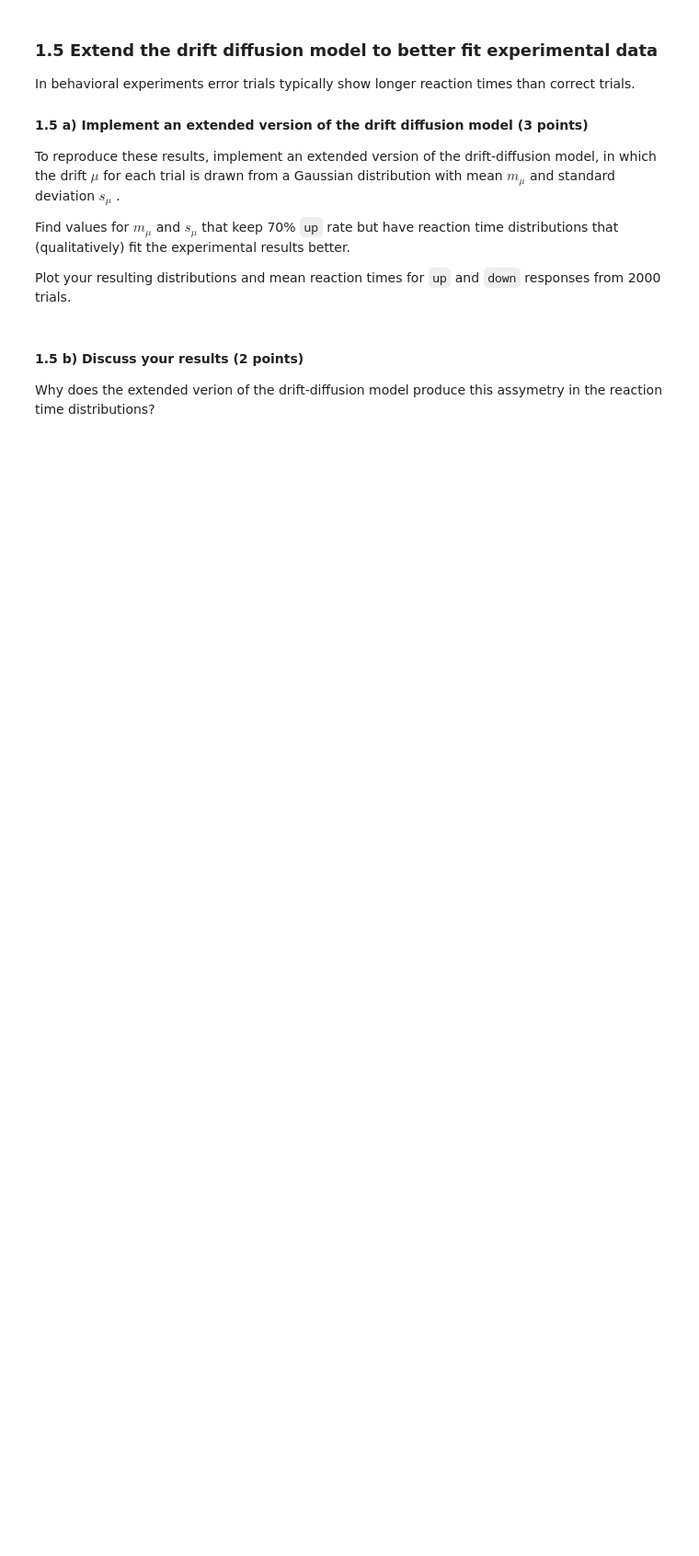
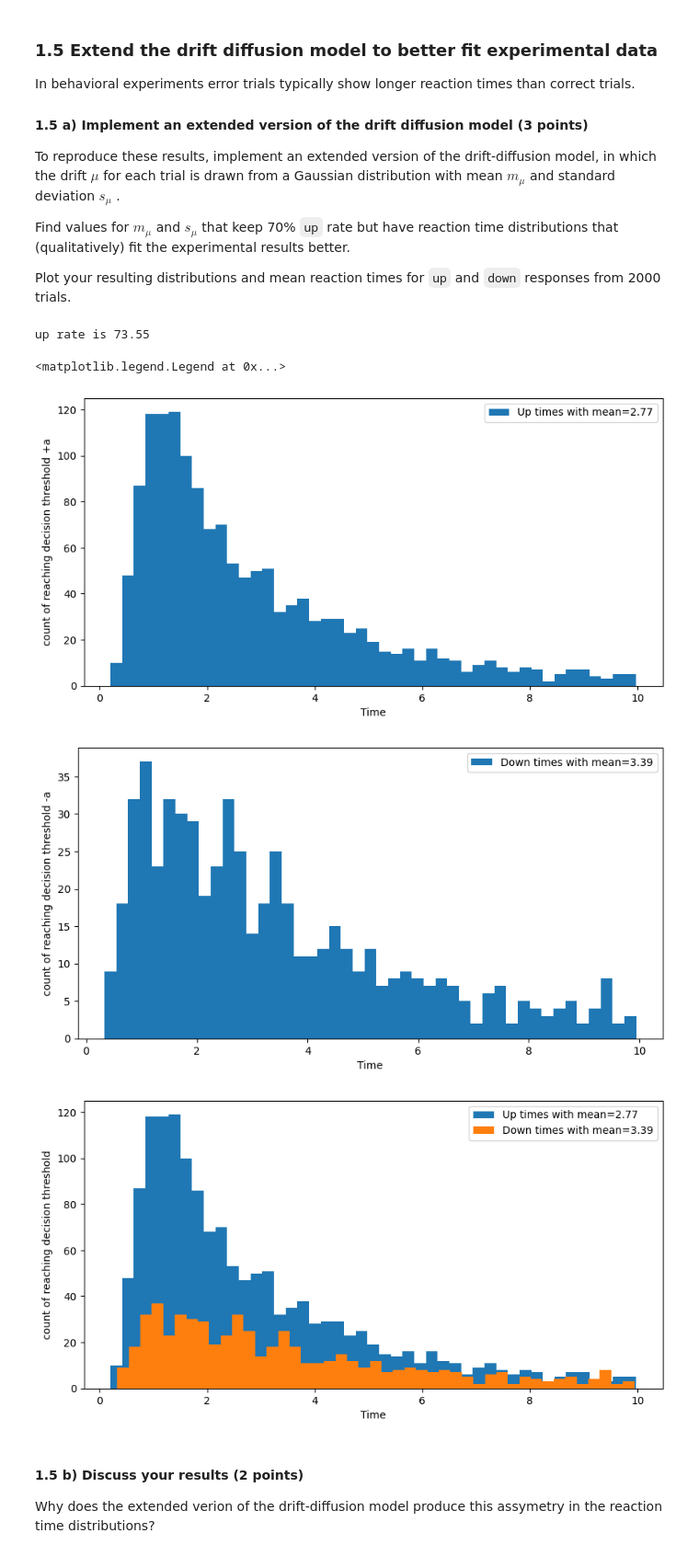
Before and after one commit to Erfan7bt/MHBF, a Jupyter notebook: 5-decision-making-I/decision-making-I.ipynb, the cells around one changed output. Shown at 92% size. Saved outputs shown, nothing was run; the diff lists cells and outputs as text; code cells hidden in the pictures; blank space fills up the shorter version.

```diff
--- a/5-decision-making-I/decision-making-I.ipynb
+++ b/5-decision-making-I/decision-making-I.ipynb
@@ -258,3 +266,83 @@ raise NotImplementedError()
+# %%
+# YOUR CODE HERE
+# up_rate=0
+# T=5
+# a=1
+# t=np.arange(0, T, dt)
+# for m_miu in np.arange(0, 1, 0.1):
+#     for s_miu in np.arange(0, 1, 0.1):
+#         up_rate=0
+#         for trial in range(100):
+#             miu=np.random.normal(m_miu, s_miu, 1)
+#             ffun= lambda y, t: miu
+#             y=euler_maruyama(ffun=ffun, gfun=gfun, y0=x0, t=t)
+#             if any(y>a):
+#                 up_rate += 1
+        # if up_rate>70:
+        #     print("m={}, s={}".format(m_miu, s_miu))
+#it seems that for mean and standard deviation of normal distribution of miu, we have many combinations that can make the up rate larger than 70%.
+
+up_rate=0
+T=10
+a=1
+t=np.arange(0, T, dt)
+up_times=np.array([])
+down_times=np.array([])
+
+
+m_miu=0.2
+s_miu=0.3
+
+for trial in range(2000):
+    miu=np.random.normal(m_miu, s_miu, 1)
+    ffun= lambda y, t: miu
+    y=euler_maruyama(ffun=ffun, gfun=gfun, y0=x0, t=t)
+    if any(y>a):
+        up_rate += 1
+        up_time=np.where(y>a)[0][0]
+        up_times=np.append(up_times, up_time*dt)
+    if any(y<-a):
+        dowm_time=np.where(y<-a)[0][0]
+        down_times=np.append(down_times, dowm_time*dt)
+
+up_rate=up_rate/20
+
+print("up rate is {}".format(up_rate))
+
+plt.figure(figsize=(10, 5))
+up_mean=np.mean(up_times)
+up_mean=np.round(up_mean, 2)
+plt.hist(up_times, bins=45, label="Up times with mean={}".format(up_mean))
+plt.xlabel("Time")
+plt.ylabel("count of reaching decision threshold +a")
+plt.legend()
+
+plt.figure(figsize=(10, 5))
+down_mean=np.mean(down_times)
+down_mean=np.round(down_mean, 2)
+plt.hist(down_times, bins=45, label="Down times with mean={}".format(down_mean))
+plt.xlabel("Time")
+plt.ylabel("count of reaching decision threshold -a")
+plt.legend()
+
+plt.figure(figsize=(10, 5))
+plt.hist(up_times, bins=45, label="Up times with mean={}".format(up_mean))
+plt.hist(down_times, bins=45, label="Down times with mean={}".format(down_mean))
+plt.xlabel("Time")
+plt.ylabel("count of reaching decision threshold")
+plt.legend()
+
+
+
+
+
+# raise NotImplementedError()
+# %% [output]
+up rate is 73.55
+<matplotlib.legend.Legend at 0x...>
+[figure, added]
+[figure, added]
+[figure, added]
 # %% [markdown]
 #### 1.5 b) Discuss your results (2 points)
 Why does the extended verion of the drift-diffusion model produce this assymetry in the reaction time distributions?
```
Also changed, not shown: parts of 9 cells of this notebook.
